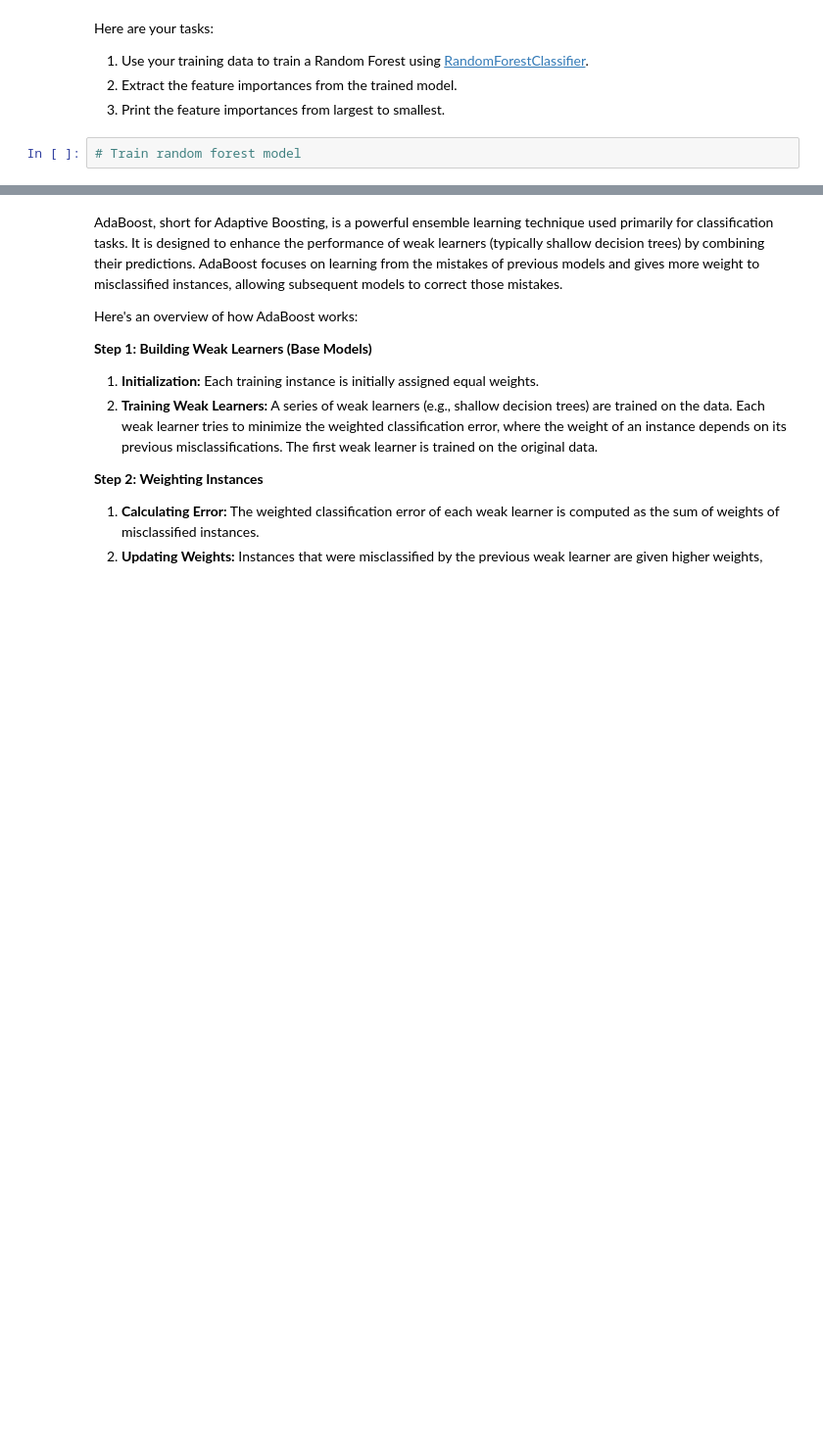
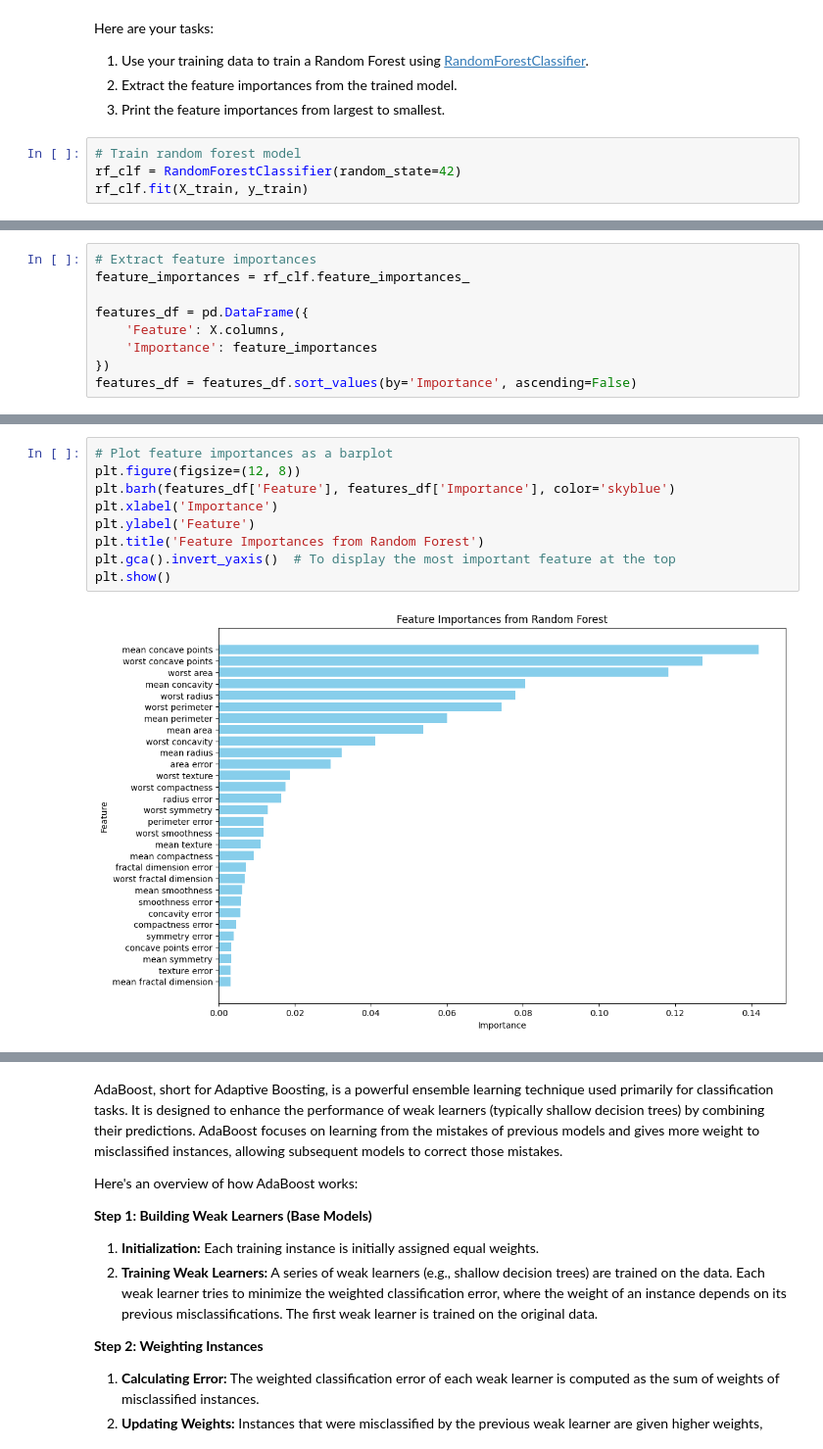
Before and after one commit to korkmaz-arda/mec2-projects, a Jupyter notebook: Student_MLE_MiniProject_Trees_and_Forests.ipynb, the cells around one changed output, grey strips where cells are left out. Shown at 98% size. Drawn from its saved outputs; the diff is of its cells as text; blank space fills up the shorter version.

```diff
--- a/Student_MLE_MiniProject_Trees_and_Forests.ipynb
+++ b/Student_MLE_MiniProject_Trees_and_Forests.ipynb
@@ -333,3 +395,5 @@ Here are your tasks:
 3. Print the feature importances from largest to smallest.
 # %%
 # Train random forest model
+rf_clf = RandomForestClassifier(random_state=42)
+rf_clf.fit(X_train, y_train)
@@ -338,2 +402,11 @@ Here are your tasks:
+# %%
+# Extract feature importances
+feature_importances = rf_clf.feature_importances_
+
+features_df = pd.DataFrame({
+    'Feature': X.columns,
+    'Importance': feature_importances
+})
+features_df = features_df.sort_values(by='Importance', ascending=False)
 # %%
 # Print feature importance
@@ -339,0 +432,11 @@ Here are your tasks:
+# %%
+# Plot feature importances as a barplot
+plt.figure(figsize=(12, 8))
+plt.barh(features_df['Feature'], features_df['Importance'], color='skyblue')
+plt.xlabel('Importance')
+plt.ylabel('Feature')
+plt.title('Feature Importances from Random Forest')
+plt.gca().invert_yaxis()  # To display the most important feature at the top
+plt.show()
+# %% [output]
+[figure, added]
```
Also changed, not shown: parts of 32 cells of this notebook.
